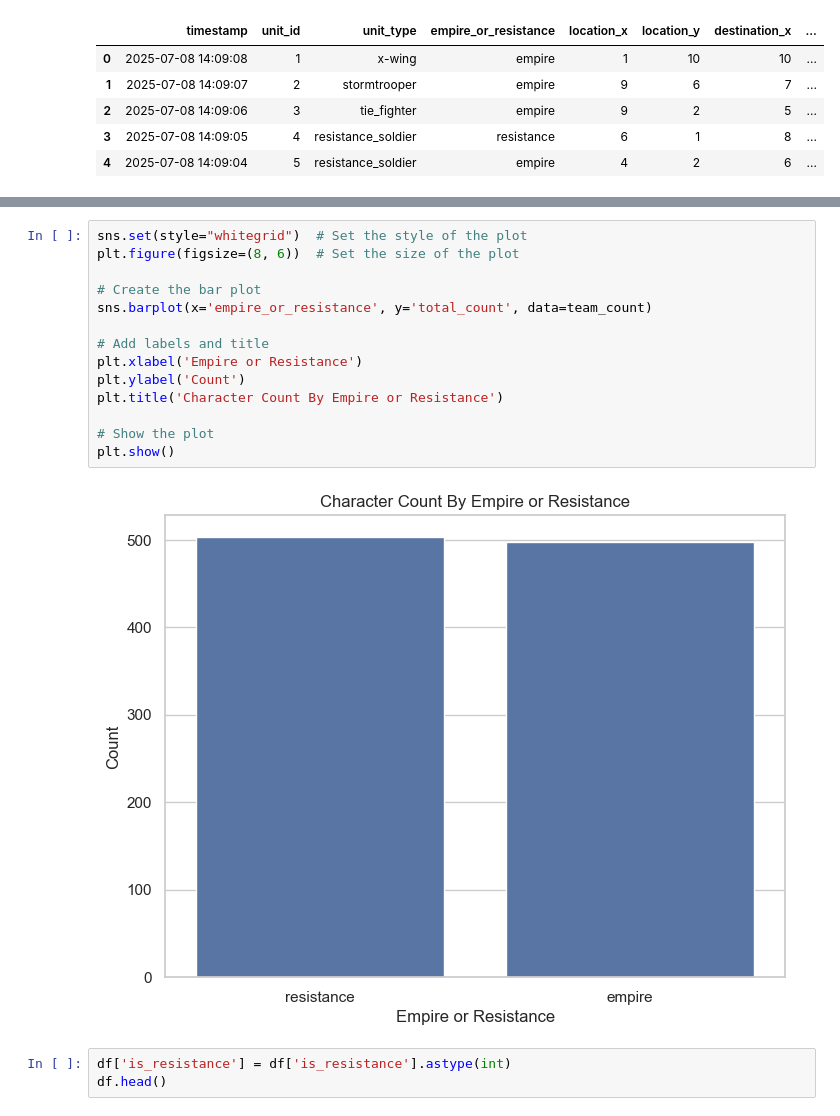
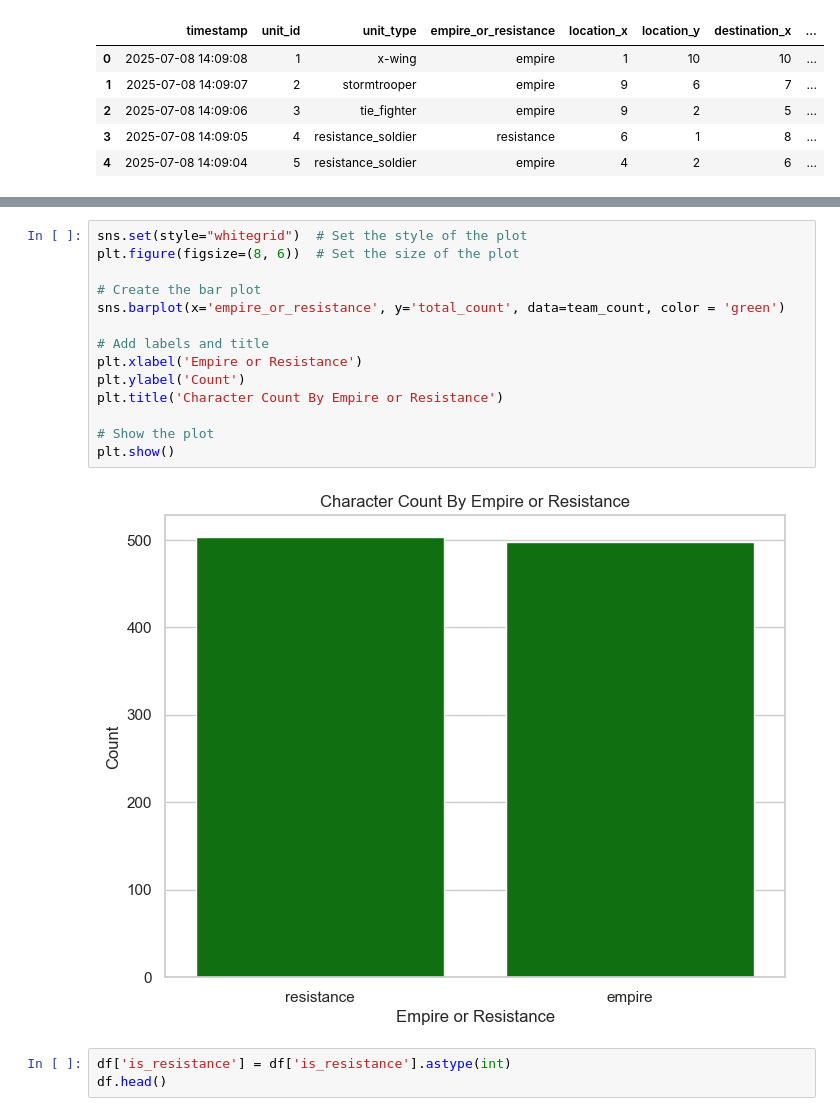
Before and after one commit to LStrass27/guided_project_3, a Jupyter notebook: prediction_modeling.ipynb, the cells around one changed output, grey strips where cells are left out. Cells and saved outputs as stored; diff of their text form.

```diff
--- a/prediction_modeling.ipynb
+++ b/prediction_modeling.ipynb
@@ -116,19 +118,19 @@ df.head()
 # %%
 sns.set(style="whitegrid")  # Set the style of the plot
 plt.figure(figsize=(8, 6))  # Set the size of the plot
 
 # Create the bar plot
-sns.barplot(x='empire_or_resistance', y='total_count', data=team_count)
+sns.barplot(x='empire_or_resistance', y='total_count', data=team_count, color = 'green')
 
 # Add labels and title
 plt.xlabel('Empire or Resistance')
 plt.ylabel('Count')
 plt.title('Character Count By Empire or Resistance')
 
 # Show the plot
 plt.show()
 # %% [output]
-[figure, old version]
+[figure, new version]
 # %%
 df['is_resistance'] = df['is_resistance'].astype(int)
 df.head()
```
Also changed, not shown: parts of 6 cells of this notebook, 1 other file.
